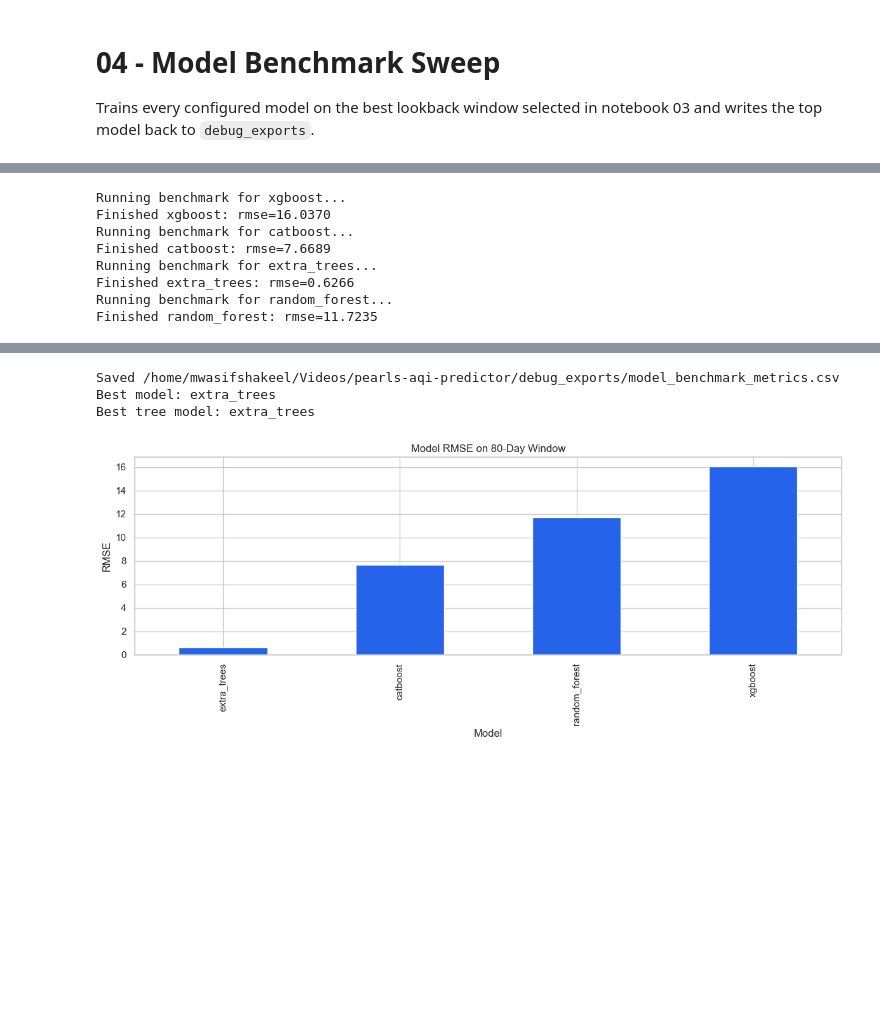
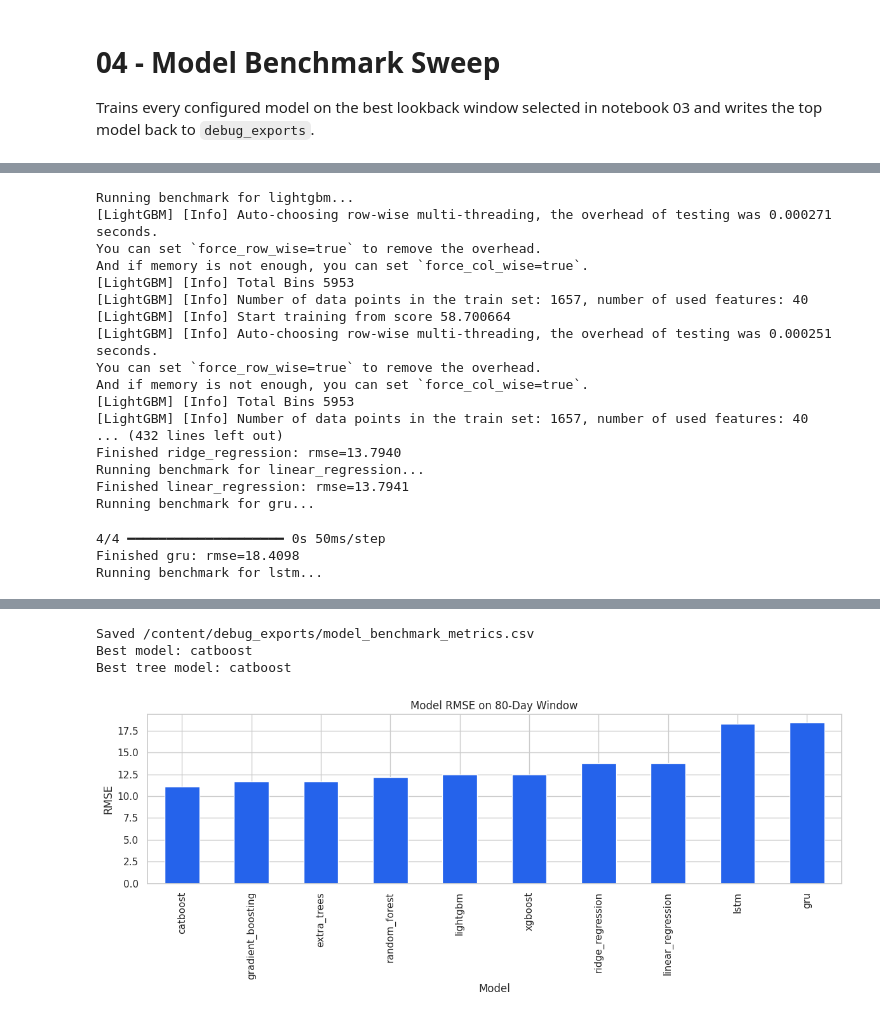
Before and after one commit to mwasifshkeel/pearls-aqi-predictor, a Jupyter notebook: src/eda/04_model_benchmarks.ipynb, the cells around one changed output, grey strips where cells are left out. Cells and saved outputs as stored; diff of their text form; code cells hidden in the pictures; blank space fills up the shorter version.

```diff
--- a/src/eda/04_model_benchmarks.ipynb
+++ b/src/eda/04_model_benchmarks.ipynb
@@ -132,10 +355,23 @@ if missing_models:
 benchmark_models = [apply_cpu_overrides(model_lookup[name]) for name in benchmark_model_names if name in model_lookup]
 if not benchmark_models:
     raise ValueError("No benchmark models available for the configured shortlist")
+
+rows_after_prep = len(x_train) + len(x_val)
+
 for config in benchmark_models:
     print(f"Running benchmark for {config.name}...")
     try:
-        model, preds, y_true = train_model(config, x, y, horizon=horizon)
+        model, preds, y_true = train_model(
+            config,
+            x_train,
+            y_train,
+            x_val,
+            y_val,
+            horizon=horizon,
+            feature_frame=feature_frame,
+            target=target,
+            split_index=split_index,
+        )
         metrics = evaluate_forecast(y_true, preds)
         metrics.update(per_horizon_metrics(y_true, preds))
         results.append(
@@ -143,11 +379,11 @@ for config in benchmark_models:
                 "model": config.name,
                 "type": config.type,
                 "window_days": best_window_days,
-                "rows_after_prep": len(x),
+                "rows_after_prep": rows_after_prep,
                 "features_used": len(used_features),
                 **metrics,
             }
-)
+        )
         print(f"Finished {config.name}: rmse={metrics['rmse']:.4f}")
     except Exception as exc:
         # Ensure result schema is consistent so subsequent DataFrame ops don't fail
@@ -157,14 +393,14 @@ for config in benchmark_models:
                 "model": config.name,
                 "type": config.type,
                 "window_days": best_window_days,
-                "rows_after_prep": len(x),
+                "rows_after_prep": rows_after_prep,
                 "features_used": len(used_features),
                 "rmse": float("nan"),
                 "mae": float("nan"),
                 "r2": float("nan"),
                 "error": str(exc),
             }
-)
+        )
 
 results_df = pd.DataFrame(results)
 results_path = ARTIFACTS_DIR / "model_benchmark_metrics.csv"
@@ -177,10 +413,12 @@ if valid_results.empty:
 valid_results = valid_results.sort_values(["rmse", "model"], na_position="last").reset_index(drop=True)
 best_row = valid_results.iloc[0]
 best_model_name = str(best_row["model"])
-best_tree_results = valid_results[valid_results["model"].isin(benchmark_model_names)].copy()
+best_tree_results = valid_results[valid_results["model"].isin(TREE_MODEL_NAMES)].copy()
 if not best_tree_results.empty:
     best_tree_results = best_tree_results.sort_values(["rmse", "model"], na_position="last").reset_index(drop=True)
-best_tree_model_name = str(best_tree_results.iloc[0]["model"]) if not best_tree_results.empty else best_model_name
+    best_tree_model_name = str(best_tree_results.iloc[0]["model"])
+else:
+    best_tree_model_name = best_model_name
 
 with open(ARTIFACTS_DIR / "best_model_name.txt", "w", encoding="utf-8") as handle:
     handle.write(best_model_name)
@@ -224,11 +462,23 @@ print(f"Saved {results_path}")
 print(f"Best model: {best_model_name}")
 print(f"Best tree model: {best_tree_model_name}")
 # %% [output]
-Running benchmark for xgboost...
-Finished xgboost: rmse=16.0370
-Running benchmark for catboost...
-Finished catboost: rmse=7.6689
-Running benchmark for extra_trees...
-Finished extra_trees: rmse=0.6266
-Running benchmark for random_forest...
-Finished random_forest: rmse=11.7235
+Running benchmark for lightgbm...
+[LightGBM] [Info] Auto-choosing row-wise multi-threading, the overhead of testing was 0.000271 seconds.
+You can set `force_row_wise=true` to remove the overhead.
+And if memory is not enough, you can set `force_col_wise=true`.
+[LightGBM] [Info] Total Bins 5953
+[LightGBM] [Info] Number of data points in the train set: 1657, number of used features: 40
+[LightGBM] [Info] Start training from score 58.700664
+[LightGBM] [Info] Auto-choosing row-wise multi-threading, the overhead of testing was 0.000251 seconds.
+You can set `force_row_wise=true` to remove the overhead.
+And if memory is not enough, you can set `force_col_wise=true`.
+[LightGBM] [Info] Total Bins 5953
+[LightGBM] [Info] Number of data points in the train set: 1657, number of used features: 40
+... (432 lines left out)
+Finished ridge_regression: rmse=13.7940
+Running benchmark for linear_regression...
+Finished linear_regression: rmse=13.7941
+Running benchmark for gru...
+4/4 ━━━━━━━━━━━━━━━━━━━━ 0s 50ms/step
+Finished gru: rmse=18.4098
+Running benchmark for lstm...
@@ -240,4 +498,4 @@ Finished random_forest: rmse=11.7235
-Saved /home/mwasifshakeel/Videos/pearls-aqi-predictor/debug_exports/model_benchmark_metrics.csv
-Best model: extra_trees
-Best tree model: extra_trees
+Saved /content/debug_exports/model_benchmark_metrics.csv
+Best model: catboost
+Best tree model: catboost
-[figure, old version]
+[figure, new version]
```
Also changed, not shown: parts of 3 cells of this notebook, 33 other files.
